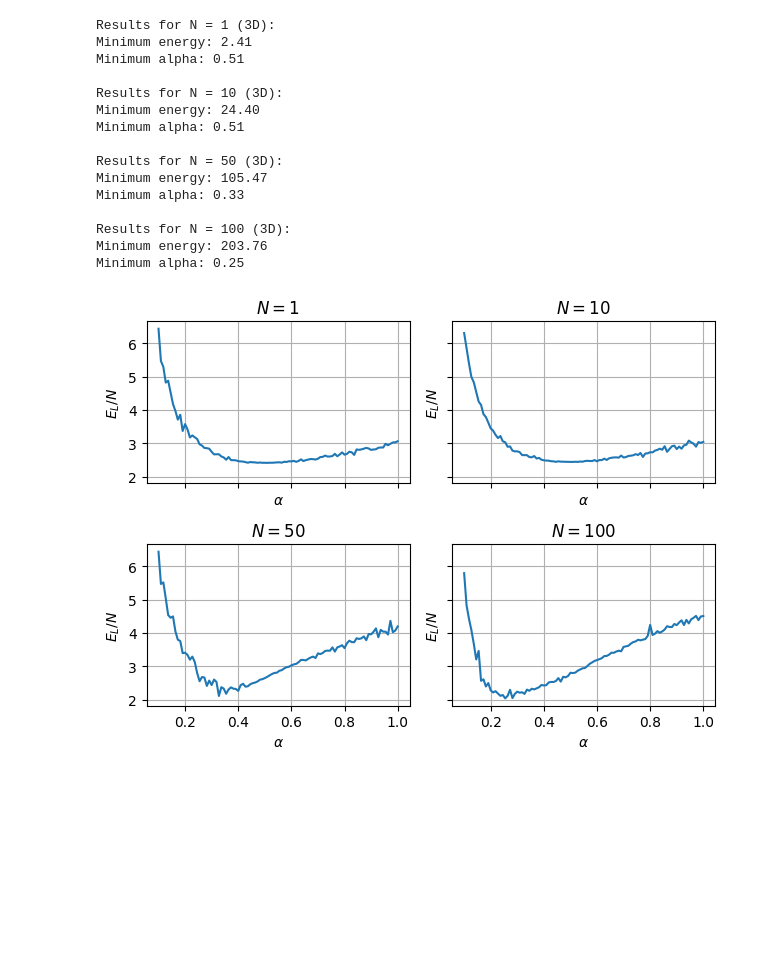
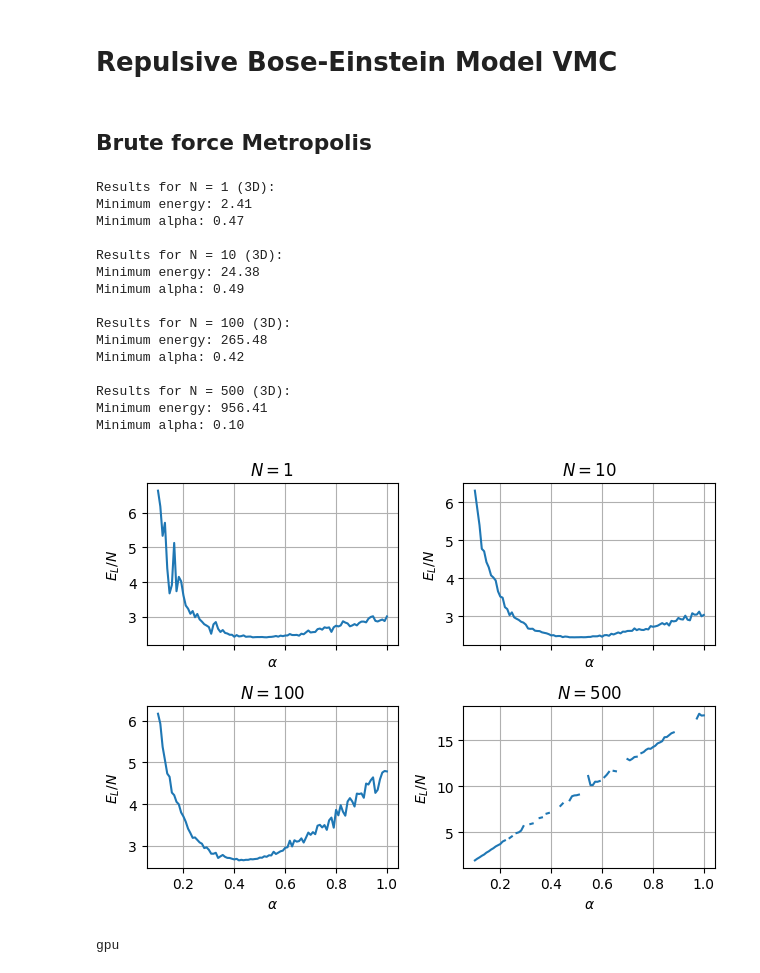
Before and after one commit to semapheur/fys4411, a Jupyter notebook: project_1/code/calc_g.ipynb, the cells around one changed output. Saved outputs shown, nothing was run; the diff lists cells and outputs as text; code cells hidden in the pictures; blank space fills up the shorter version.

```diff
--- a/project_1/code/calc_g.ipynb
+++ b/project_1/code/calc_g.ipynb
@@ -62,3 +1,7 @@ Minimum alpha: 0.51
+# %% [markdown]
+# Repulsive Bose-Einstein Model VMC
+# %% [markdown]
+## Brute force Metropolis
 # %%
 import matplotlib.pyplot as plt
 import numpy as np
@@ -82,51 +25,53 @@ param_grid = BoseParamGrid(
   a=a_values,
 )
 
-number_particles = [1, 10, 50, 100]
+number_particles = [1, 10, 100, 500]
 dim = 3
 
-fig, axs = plt.subplots(2, 2, sharex=True, sharey=True)
+fig, axs = plt.subplots(2, 2, sharex=True)
 axs = axs.ravel()
 
 for i, n in enumerate(number_particles):
   ax = axs[i]
-
-  # step_size = base_step / np.sqrt(n * d)
-  # cycles = int(base_cycles * np.sqrt(n * d))
 
   simulation = MetropolisJAX[BoseParams](n, dim)
   result = simulation.grid_search_brute(
     wavefunction_jax, local_energy_jax, param_grid, base_step, base_cycles
   )
 
-  energies = result.energy
+  energies = result.energies
   ax.plot(alpha_values, energies / n)
   ax.set_title(f"$N = {n}$")
   ax.set(xlabel=r"$\alpha$", ylabel=r"$E_L /N$")
   ax.grid(True)
 
   min_energy = np.min(energies)
   min_alpha = alpha_values[np.argmin(energies)]
   print(f"Results for N = {n} (3D):")
   print(f"Minimum energy: {min_energy:.2f}")
   print(f"Minimum alpha: {min_alpha:.2f}\n")
 
 plt.tight_layout()
 plt.show()
 # %% [output]
 Results for N = 1 (3D):
 Minimum energy: 2.41
-Minimum alpha: 0.51
+Minimum alpha: 0.47
 
 Results for N = 10 (3D):
-Minimum energy: 24.40
-Minimum alpha: 0.51
-
-Results for N = 50 (3D):
-Minimum energy: 105.47
-Minimum alpha: 0.33
+Minimum energy: 24.38
+Minimum alpha: 0.49
 
 Results for N = 100 (3D):
-Minimum energy: 203.76
-Minimum alpha: 0.25
+Minimum energy: 265.48
+Minimum alpha: 0.42
+
+Results for N = 500 (3D):
+Minimum energy: 956.41
+Minimum alpha: 0.10
-[figure, old version]
+[figure, new version]
+# %%
+import jax
+print(jax.default_backend())
+# %% [output]
+gpu
```
Also changed, not shown: parts of 1 cell of this notebook, 17 other files.
